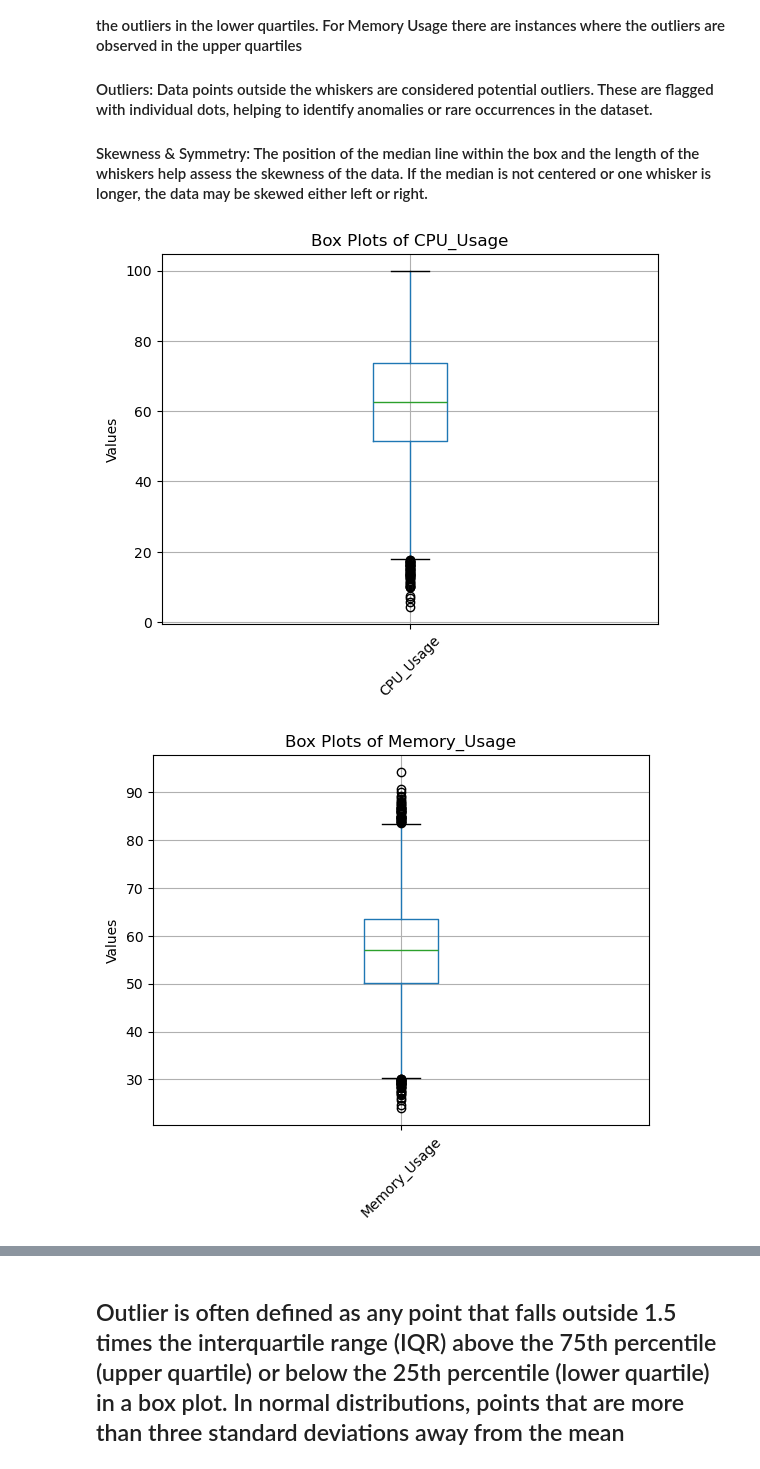
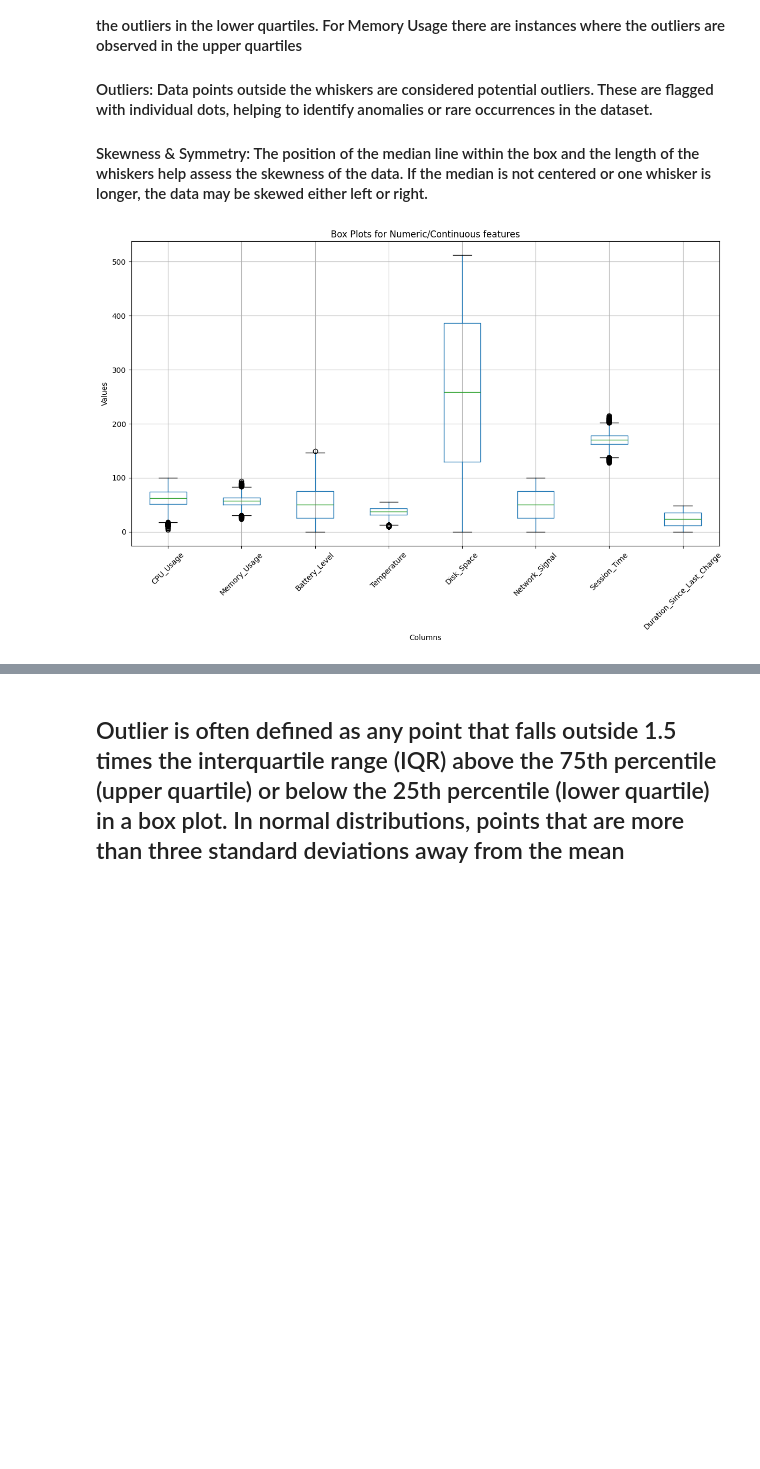
Before and after one commit to dkkh87/EDA-System-Crash-DS-Project, a Jupyter notebook: eda/IDS_Assignment-4.ipynb, the cells around one changed output, grey strips where cells are left out. Drawn from its saved outputs; the diff is of its cells as text; code cells hidden in the pictures; blank space fills up the shorter version.

Commit message:
reducing boxplots o/p area

```diff
--- a/eda/IDS_Assignment-4.ipynb
+++ b/eda/IDS_Assignment-4.ipynb
@@ -100,17 +100,20 @@ plt.show()
 # %%
 # Box Plot of numeric coloumns
 import pandas as pd
 import matplotlib.pyplot as plt
 
 # Get numeric columns
 numeric_columns = df.select_dtypes(include='number').columns.tolist()
-
+non_binary_non_discrete_numerical_columns = [col for col in numeric_columns if df[col].nunique() > 10]
+new_df = df[non_binary_non_discrete_numerical_columns]
+fig, ax = plt.subplots(figsize=(12, 8))
 # Create box plots
-for i, col in enumerate(numeric_columns):
-    df.boxplot(column=col, rot=45)
-    plt.title(f"Box Plots of {col}")
-    plt.ylabel('Values')
-    plt.show()
+new_df.boxplot(ax=ax)
+plt.title("Box Plots for Numeric/Continuous features")
+plt.xlabel("Columns")
+plt.ylabel('Values')
+plt.xticks(rotation=45)
+plt.tight_layout()
+plt.show()
 # %% [output]
-[figure, old version]
+[figure, new version]
-[figure, removed]
```
Also changed, not shown: parts of 1 cell of this notebook.
